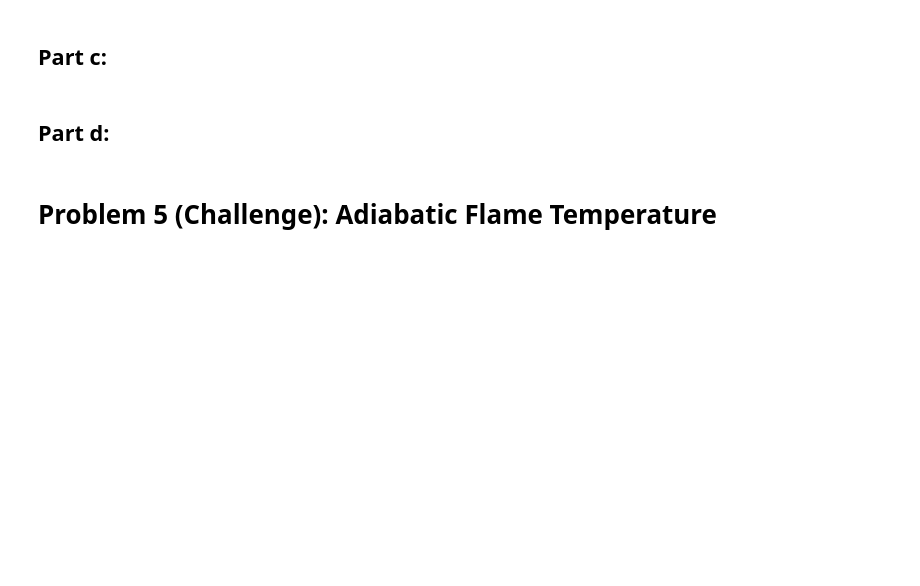
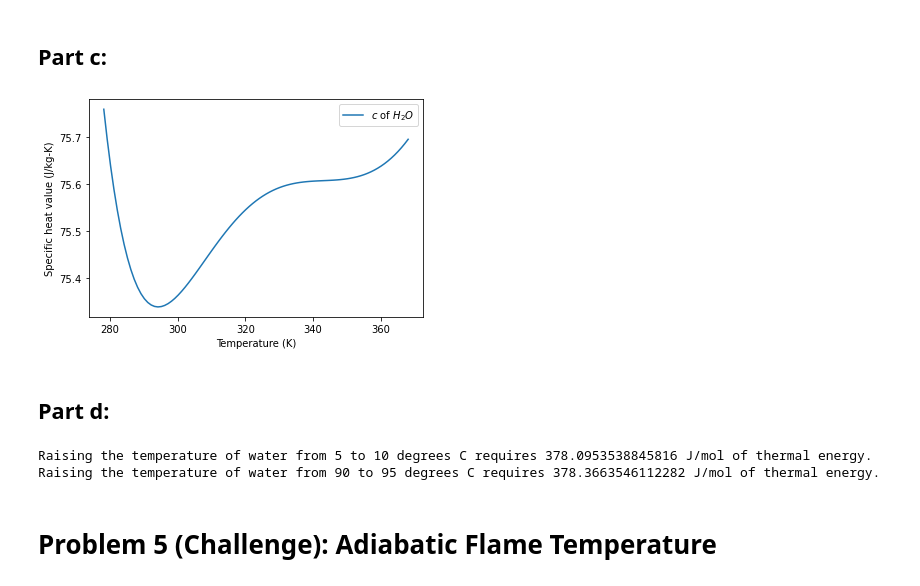
Before and after one commit to kit-wang/MITES-Thermodynamics, a Jupyter notebook: Pset2/pset_2.ipynb, the cells around one changed output. Cells and saved outputs as stored; diff of their text form; code cells hidden in the pictures; blank space fills up the shorter version.

```diff
--- a/Pset2/pset_2.ipynb
+++ b/Pset2/pset_2.ipynb
@@ -112,2 +163,19 @@ print(f'{thermal_energy_cp(200, 300, Hydrogen)} J/$kg_H_2$')
+# %%
+# Enter solutions below:
+T_initial = 5 # C
+T_final = 95 # C
+temps = list()
+c_values = list()
+Water = nasaPoly.Species('H2O(L)')
+for i in range(T_initial, T_final + 1):
+    temps.append(i + 273.15)
+    c_values.append(Water.cp_0(i + 273.15))
+plt.xlabel('Temperature (K)')
+plt.ylabel('Specific heat value (J/kg-K)')
+plt.plot(temps,c_values, label='$c$ of $H_2O$')
+plt.legend()
+plt.show()
+# %% [output]
+[figure, added]
 # %% [markdown]
 ## Part d:
@@ -116,2 +182,18 @@ print(f'{thermal_energy_cp(200, 300, Hydrogen)} J/$kg_H_2$')
+# %%
+from re import T
+# Enter solutions below:
+
+# i. 5 - 10 degrees C
+T_start = 5 + 273.15 # K
+T_end = 10 + 273.15 # K
+print(f'Raising the temperature of water from 5 to 10 degrees C requires {thermal_energy_cp(T_start, T_end,Water)} J/mol of thermal energy.')
+
+# ii. 90 - 95 degrees C
+T_start = 90 + 273.15 # K
+T_end = 95 + 273.15 # K
+print(f'Raising the temperature of water from 90 to 95 degrees C requires {thermal_energy_cp(T_start, T_end,Water)} J/mol of thermal energy.')
+# %% [output]
+Raising the temperature of water from 5 to 10 degrees C requires 378.0953538845816 J/mol of thermal energy.
+Raising the temperature of water from 90 to 95 degrees C requires 378.3663546112282 J/mol of thermal energy.
 # %% [markdown]
 # Problem 5 (Challenge): Adiabatic Flame Temperature
```
Also changed, not shown: parts of 7 cells of this notebook.
